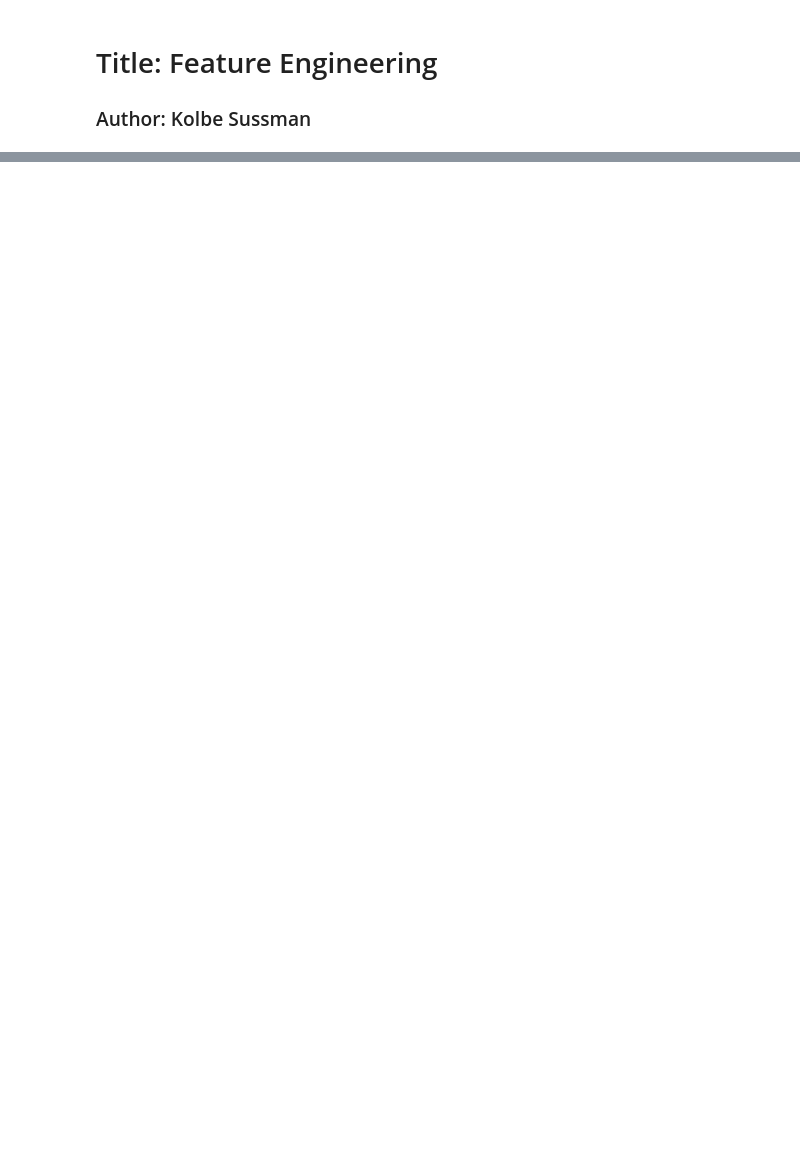
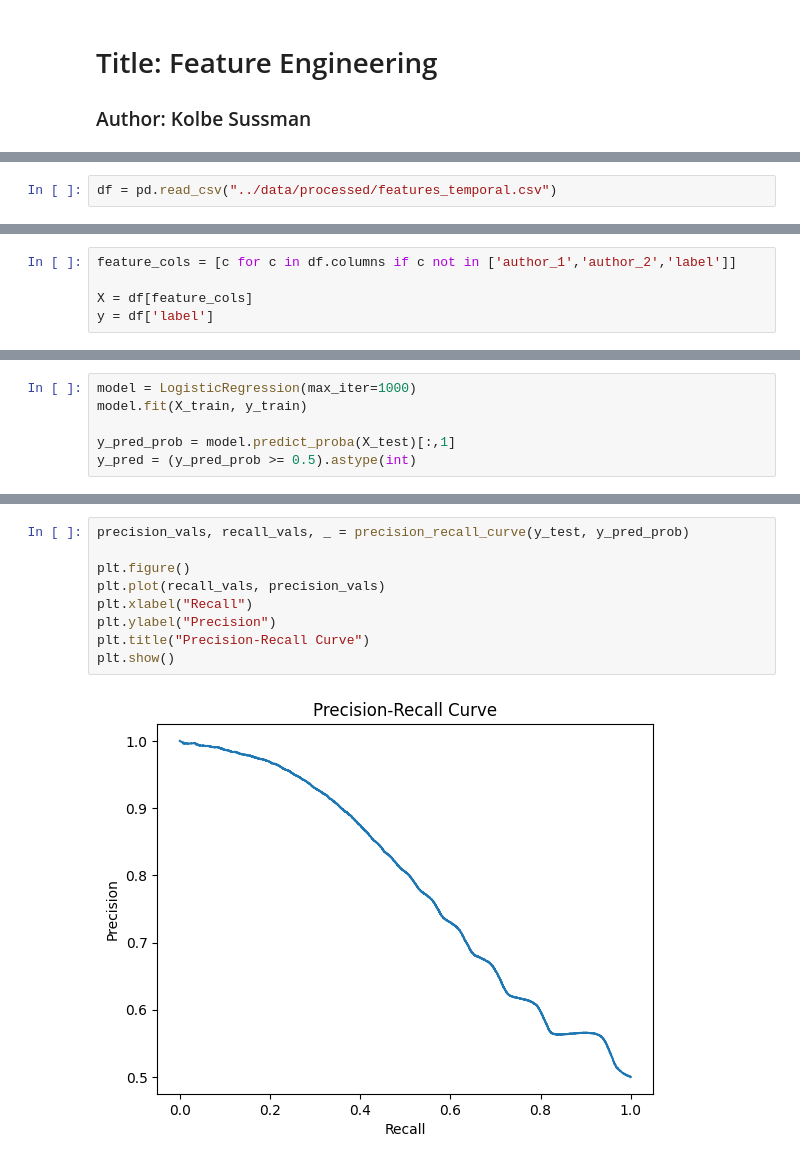
Before and after one commit to KolbeSussman/SIADS699-TheCollaboratory, a Jupyter notebook: notebooks/04_modeling.ipynb, the cells around one changed output, grey strips where cells are left out. Saved outputs shown, nothing was run; the diff lists cells and outputs as text; blank space fills up the shorter version.

Commit message:
redid feature engineering and modeling works much better now

```diff
--- a/notebooks/04_modeling.ipynb
+++ b/notebooks/04_modeling.ipynb
@@ -90,0 +18,2 @@ Training Random Forest...
+# %%
+df = pd.read_csv("../data/processed/features_temporal.csv")
@@ -90,0 +41,5 @@ Training Random Forest...
+# %%
+feature_cols = [c for c in df.columns if c not in ['author_1','author_2','label']]
+
+X = df[feature_cols]
+y = df['label']
@@ -90,0 +51,6 @@ Training Random Forest...
+# %%
+model = LogisticRegression(max_iter=1000)
+model.fit(X_train, y_train)
+
+y_pred_prob = model.predict_proba(X_test)[:,1]
+y_pred = (y_pred_prob >= 0.5).astype(int)
@@ -90,0 +87,11 @@ Training Random Forest...
+# %%
+precision_vals, recall_vals, _ = precision_recall_curve(y_test, y_pred_prob)
+
+plt.figure()
+plt.plot(recall_vals, precision_vals)
+plt.xlabel("Recall")
+plt.ylabel("Precision")
+plt.title("Precision-Recall Curve")
+plt.show()
+# %% [output]
+[figure, added]
```
Also changed, not shown: parts of 13 cells of this notebook, 3 other files.
